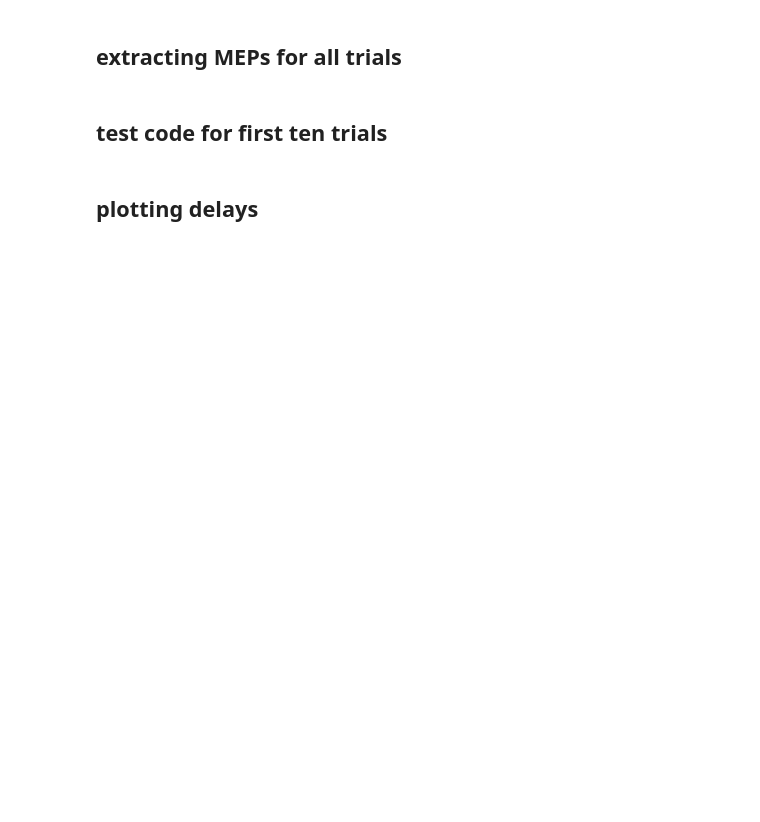
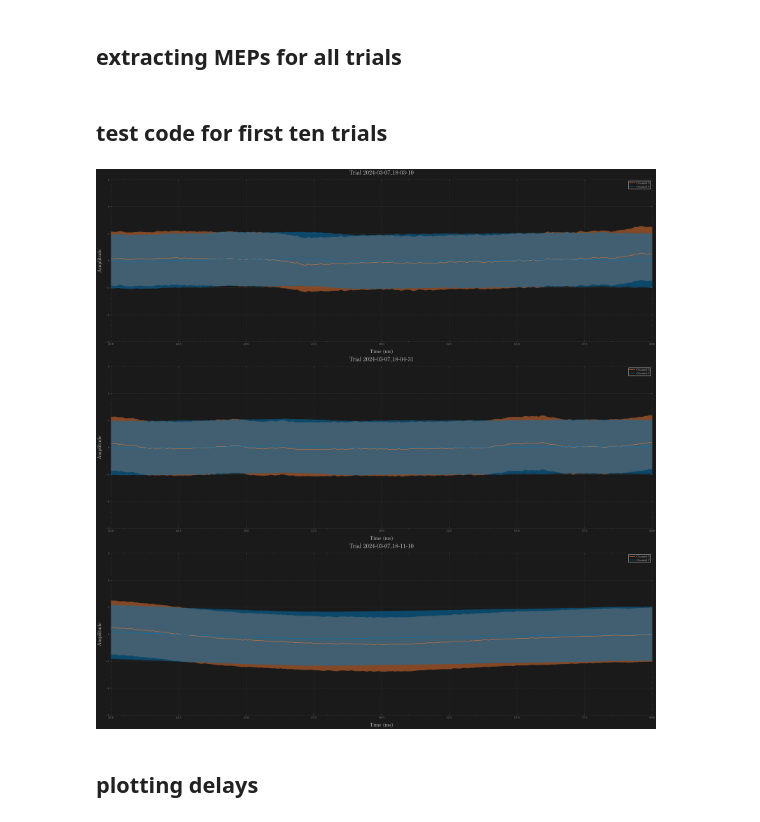
Before and after one commit to raknah/neuroelectrophysiology, a Jupyter notebook: notebooks/simplfied MEP extract.ipynb, the cells around one changed output. Drawn from its saved outputs; the diff is of its cells as text; code cells hidden in the pictures; blank space fills up the shorter version.

```diff
--- a/notebooks/simplfied MEP extract.ipynb
+++ b/notebooks/simplfied MEP extract.ipynb
@@ -55,8 +76,8 @@ for i in tqdm(range(0, n), desc="Processing trials"):
         extractor = Extractor(
             master_folder=master_folder ,
             trial=trial,
-            group=phenotype,
             recording_channels=[5, 7],
+            group=None,
             sampling_rate=sampling_rate)
         extractor.pre_stimulus = 300
         extractor.post_stimulus = 3000
@@ -70,81 +91,98 @@ for i in tqdm(range(0, n), desc="Processing trials"):
         detected = {'trial': trial, 'notes': notes, 'data': extractor.mep}
 
         extracted.append(detected)
+# %%
+# saving extracted data
+with open('/Users/fomo/Documents/Research/UNIC Research/Motor Evoked Potentials Test/extracted.pkl', 'wb') as f:
+    pickle.dump(extracted, f)
+# %%
+# loading extracted data
+
+extract_location = '/Users/fomo/Documents/Research/UNIC Research/Motor Evoked Potentials Test/extracted.pkl'
+
+with open(extract_location, 'rb') as f:
+    extracted = pickle.load(f)
 # %% [markdown]
 ## test code for first ten trials
+# %%
+detected_peaks_zone_1 = []
+detected_peaks_zone_2 = []
+detected_peaks_zone_3 = []
 # %%
 from scipy.ndimage import gaussian_filter1d as gf
+
+sampling_rate = 30000
 
 # defining relevant channels, peak parameters, time axis and current level
 time_in_ms = np.arange(-300, 3000) * (1/sampling_rate * 1000)
 recording_channels = [5, 7]
-search = {'height': (0, 10) ,'width': (1, 50), 'distance': 400}
+search = {'height': None ,'width': None, 'distance': None} # width = (0,50)
 
 current_mean = spreadsheet['currentLevel'].mean()
 current_std = spreadsheet['currentLevel'].std()
 
 # temporary data
-n = len(extracted)
-# fig, ax = plt.subplots(n, 1, figsize=(21, 7*n), dpi=210)
+n = 3
 
-detected_peaks = []
+fig, ax = plt.subplots(n, 1, figsize=(21, 7*n), dpi=210)
 
 for i in tqdm(range(n), desc="Processing trials"):
 
     temp = extracted[i]['data']
     current = extracted[i]['notes']['currentLevel']
+    title = extracted[i]['notes']['session']
     group = int(extracted[i]['notes']['phenoCode'])
+
+    delay = {'positive peaks': [], 'negative peaks': [], 'group': group, 'current': current}
 
     for channel in recording_channels:
 
         current = (current - current_mean)/current_std
 
         data = temp[channel, :, :]
         baseline = temp[channel, :10, :].mean(axis=1).mean(axis=0)
         correction = np.full((1, data.shape[0]), baseline)
 
         mean_events = (data.mean(axis=1)).flatten()
         std_events = (data.std(axis=1)).flatten()
 
         smoothed_mean = gf(mean_events, sigma=1.25)
         smoothed_std = gf(std_events, sigma=1.25)
 
         standardised = (1/current)*(smoothed_mean - smoothed_mean.mean())/smoothed_mean.std()
 
         pos_peaks, pos_parameters = find_peaks(standardised, height = search['height'], distance = search['distance'], width = search['width'])
 
         neg_peaks, neg_parameters = find_peaks(-standardised, height = search['height'], distance = search['distance'], width = search['width'])
 
-        delay = {'peaks': [], 'group': group, 'current': current}
-
         for peak in pos_peaks:
-            if 300 < peak < 3000:
+            if 330 < peak < 3000 and standardised[peak] > 1:
+                ax[i].plot(time_in_ms[peak], standardised[peak], 'x', color='red')
                 amplitude = standardised[peak]
-                delay['peaks'].append((peak, amplitude))
+                delay['positive peaks'].append((peak, amplitude))
 
         for peak in neg_peaks:
-            if 300 < peak < 3000:
+            if 330 < peak < 3000 and standardised[peak] < -1:
+                ax[i].plot(time_in_ms[peak], standardised[peak], 'x', color='blue')
                 amplitude = standardised[peak]
-                delay['peaks'].append((peak, amplitude))
+                delay['negative peaks'].append((peak, np.abs(amplitude)))
 
-        detected_peaks.append(delay)
+        detected_peaks_zone_1.append(delay)
 
-#         ax[i].plot(time_in_ms, standardised, label=f'Channel {channel}')
-#         ax[i].fill_between(time_in_ms, standardised - 1, standardised + 1, alpha=0.5)
-#
-#         # Plot detected peaks
-#         ax[i].plot(time_in_ms[pos_peaks], standardised[pos_peaks], 'x', color='red')
-#         ax[i].plot(time_in_ms[neg_peaks], standardised[neg_peaks], 'x', color='blue')
-#
-#         ax[i].set_title(f'Trial {extracted_peaks[i]["trial"]}')
-#         ax[i].set_ylim(-15, 15)
-#         # ax[i].set_xlim(-10, 10)
-#         ax[i].set_xlabel('Time (ms)')
-#         ax[i].set_ylabel('Amplitude')
-#         ax[i].legend()
-#
-# plt.tight_layout()
-# plt.show()
-# fig.savefig('/Users/fomo/Desktop/first_ten_trials_zone_one.png')
+        ax[i].plot(time_in_ms, standardised, label=f'Channel {channel}')
+        ax[i].fill_between(time_in_ms, standardised - 1, standardised + 1, alpha=0.5)
+
+        ax[i].set_title(f'Trial {title}', fontsize=16)
+        ax[i].set_ylim(-3, 3)
+        ax[i].set_xlim(40, 60)
+        ax[i].set_xlabel('Time (ms)', fontsize=14)
+        ax[i].set_ylabel('Amplitude', fontsize=14)
+        ax[i].legend()
+
+plt.tight_layout()
+plt.savefig('/Users/fomo/Desktop/45to55ms(first_ten_trials).png')
+plt.show()
+# %% [output]
+[figure, added]
 # %% [markdown]
 ## plotting delays
```
Also changed, not shown: parts of 11 cells of this notebook.
